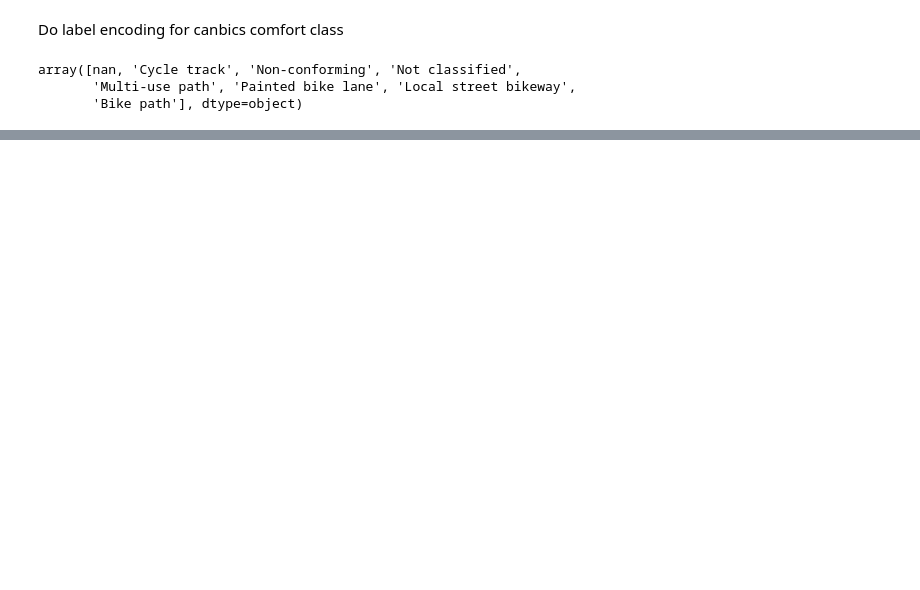
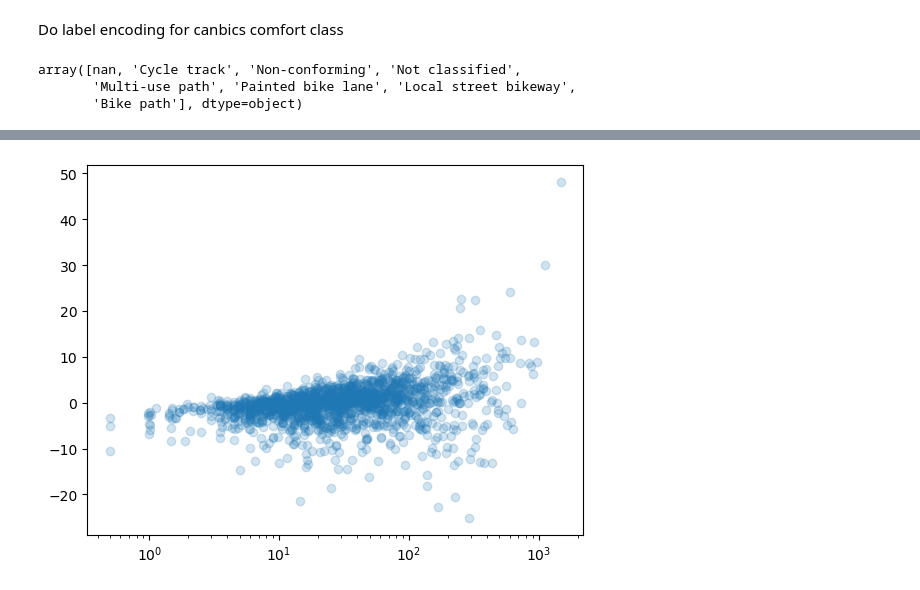
Before and after one commit to mbonsma/PedalPollSondoVelo, a Jupyter notebook: regression_model.ipynb, the cells around one changed output, grey strips where cells are left out. Saved outputs shown, nothing was run; the diff lists cells and outputs as text; code cells hidden in the pictures; blank space fills up the shorter version.

```diff
--- a/regression_model.ipynb
+++ b/regression_model.ipynb
@@ -312,3 +310,7 @@ data_subset = agg_counts_mean.dropna(subset = ['can_bics_n', 'acs_idx_emp'])
+# %%
+data_subset = agg_counts.dropna(subset = ['can_bics_n', 'acs_idx_emp'])
+# %%
+data_subset['total_time_hours']=data_subset['total_time_seconds']/3600
 # %%
 data_subset.shape
 # %% [output]
@@ -524,0 +318,2 @@ reg_df
+# %%
+data_subset['index'] = data_subset.reset_index().index
@@ -524,0 +401,7 @@ reg_df
+# %%
+fig, ax = plt.subplots()
+
+ax.scatter(data_subset['bikes_per_hour'], resids_init, alpha = 0.2)
+ax.set_xscale('log')
+# %% [output]
+[figure, added]
```
Also changed, not shown: parts of 141 cells of this notebook.
